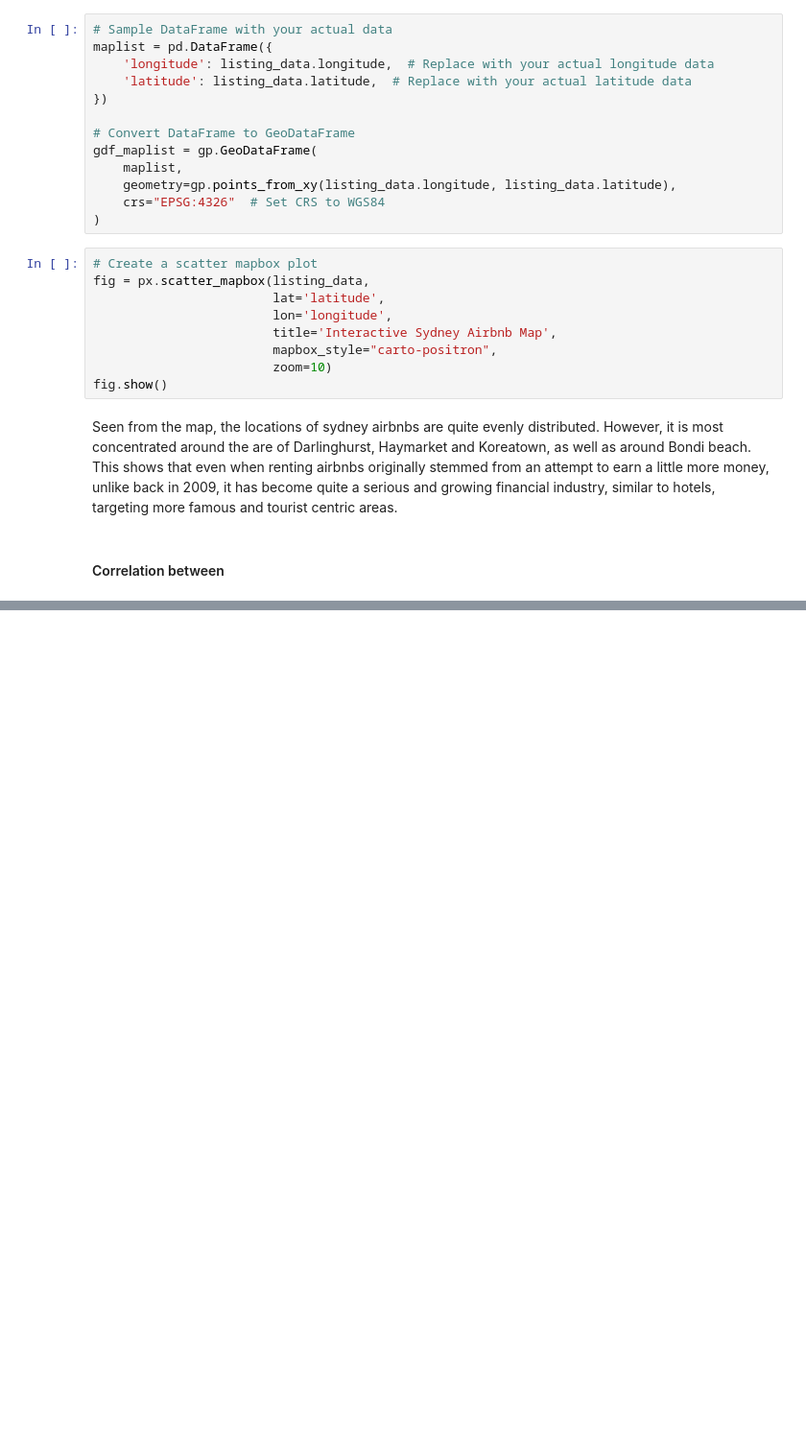
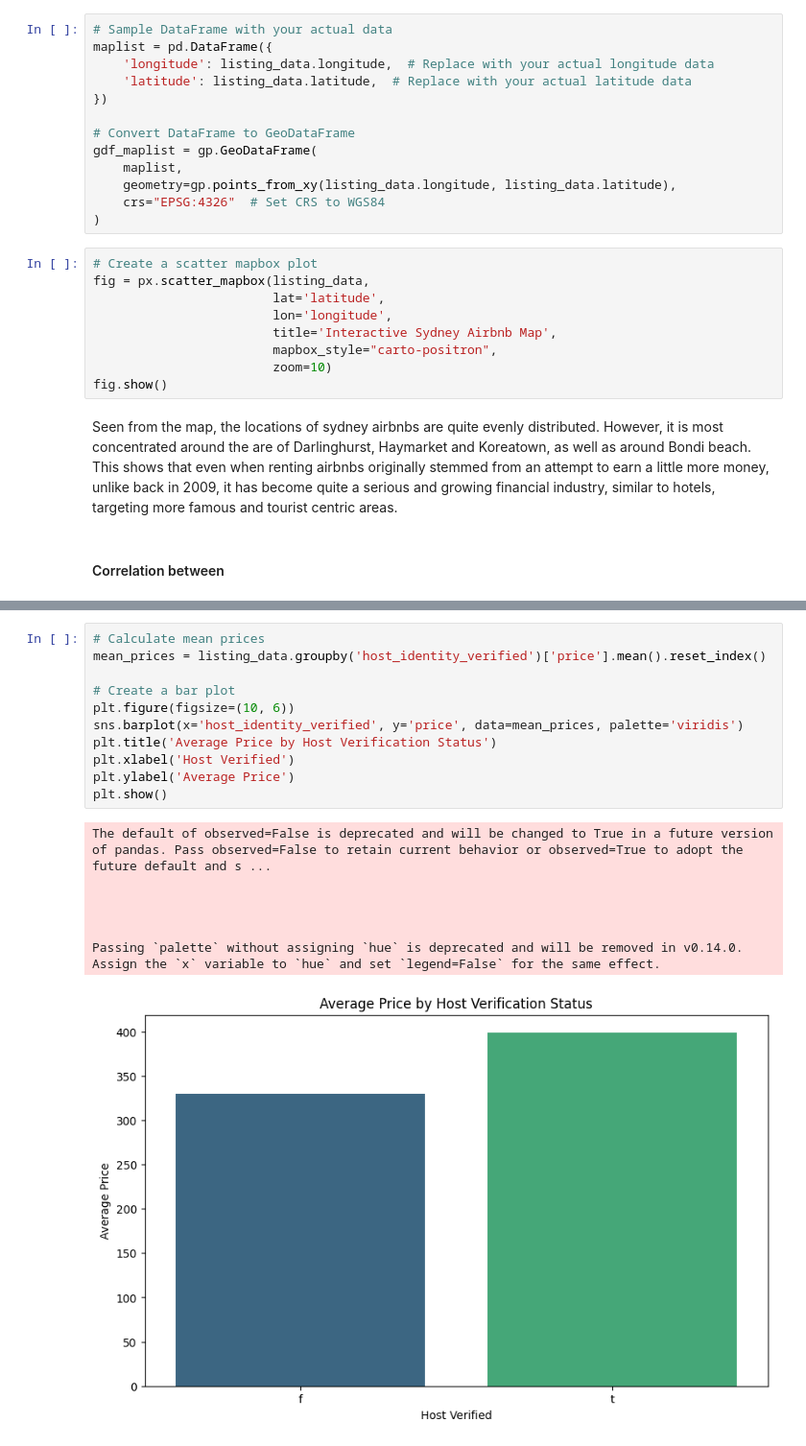
Before and after one commit to karenstevani/data_project, a Jupyter notebook: finaldataproject.ipynb, the cells around one changed output, grey strips where cells are left out. Shown: that part at 96% size. Saved outputs shown, nothing was run; the diff lists cells and outputs as text; blank space fills up the shorter version.

```diff
--- a/finaldataproject.ipynb
+++ b/finaldataproject.ipynb
@@ -296,0 +314,19 @@ Seen from the map, the locations of sydney airbnbs are quite evenly distributed.
+# %%
+# Calculate mean prices
+mean_prices = listing_data.groupby('host_identity_verified')['price'].mean().reset_index()
+
+# Create a bar plot
+plt.figure(figsize=(10, 6))
+sns.barplot(x='host_identity_verified', y='price', data=mean_prices, palette='viridis')
+plt.title('Average Price by Host Verification Status')
+plt.xlabel('Host Verified')
+plt.ylabel('Average Price')
+plt.show()
+# %% [output]
+The default of observed=False is deprecated and will be changed to True in a future version of pandas. Pass observed=False to retain current behavior or observed=True to adopt the future default and s ...
+
+
+
+
+Passing `palette` without assigning `hue` is deprecated and will be removed in v0.14.0. Assign the `x` variable to `hue` and set `legend=False` for the same effect.
+[figure, added]
```
Also changed, not shown: parts of 3 cells of this notebook.
